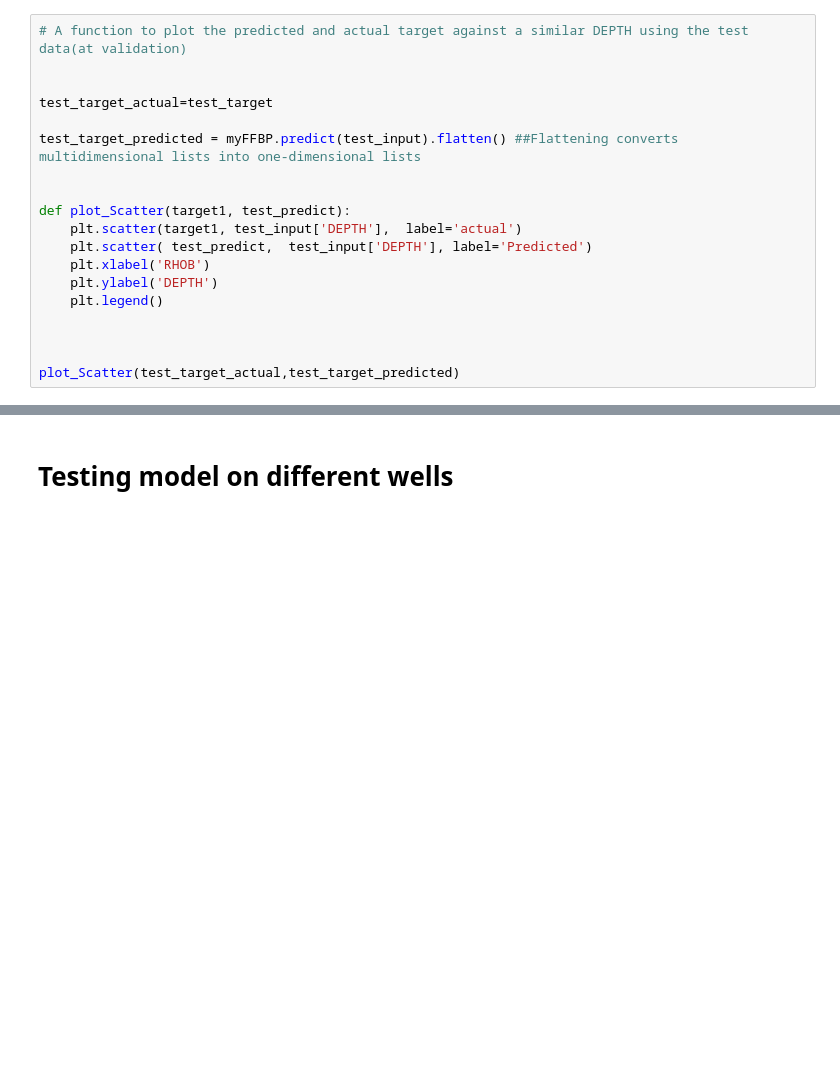
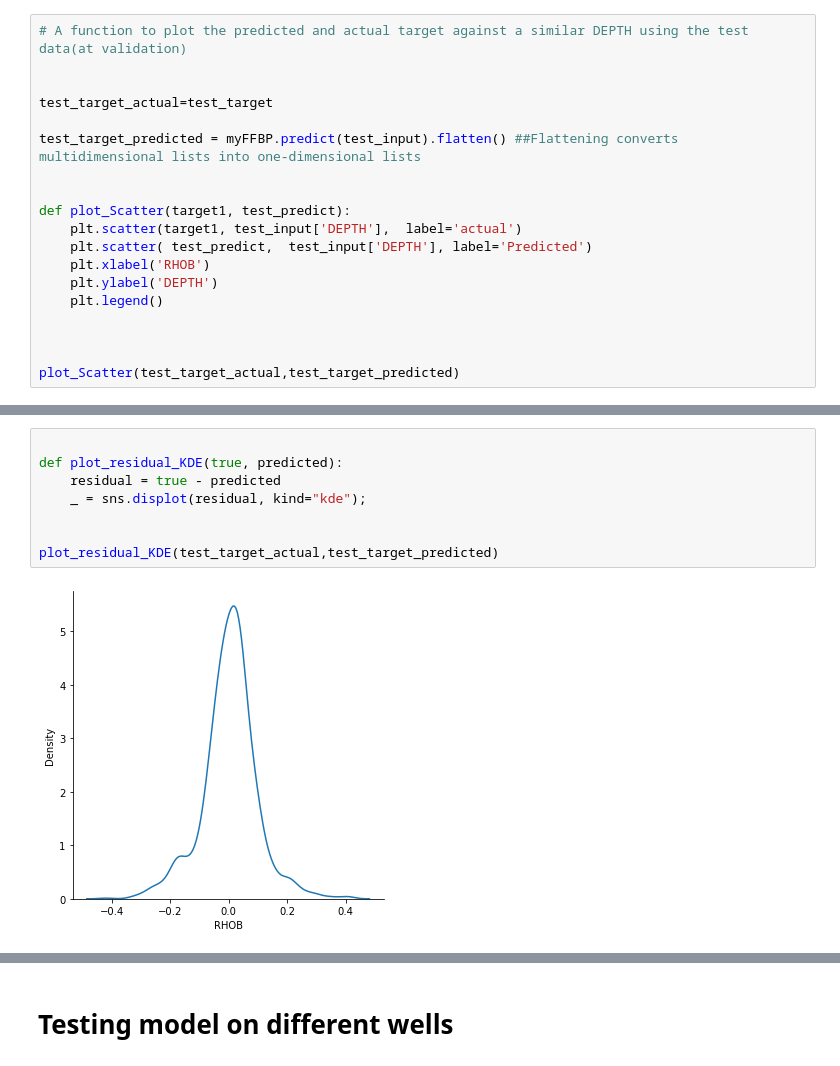
Before and after one commit to dernestbank/Lithology-Log-prediction-, a Jupyter notebook: ANN Comparing models.ipynb, the cells around one changed output, grey strips where cells are left out. Drawn from its saved outputs; the diff is of its cells as text; blank space fills up the shorter version.

```diff
--- a/ANN Comparing models.ipynb
+++ b/ANN Comparing models.ipynb
@@ -347,3 +346,13 @@ plot_regression(test_target_actual,test_target_predicted)
+# %%
+
+def plot_residual_KDE(true, predicted):
+    residual = true - predicted
+    _ = sns.displot(residual, kind="kde");
+
+
+plot_residual_KDE(test_target_actual,test_target_predicted)
+# %% [output]
+[figure, added]
 # %%
 # Now take a look at the error distribution:
 
```
Also changed, not shown: parts of 22 cells of this notebook, 12 other files.
